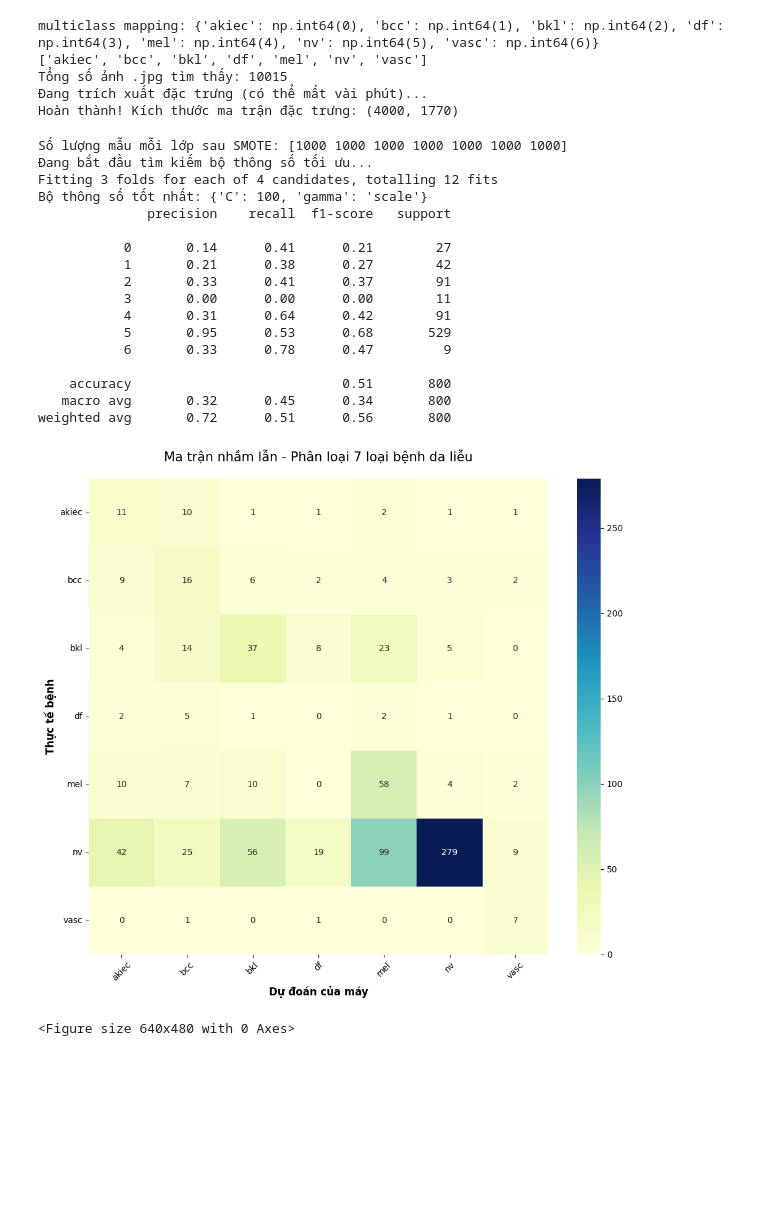
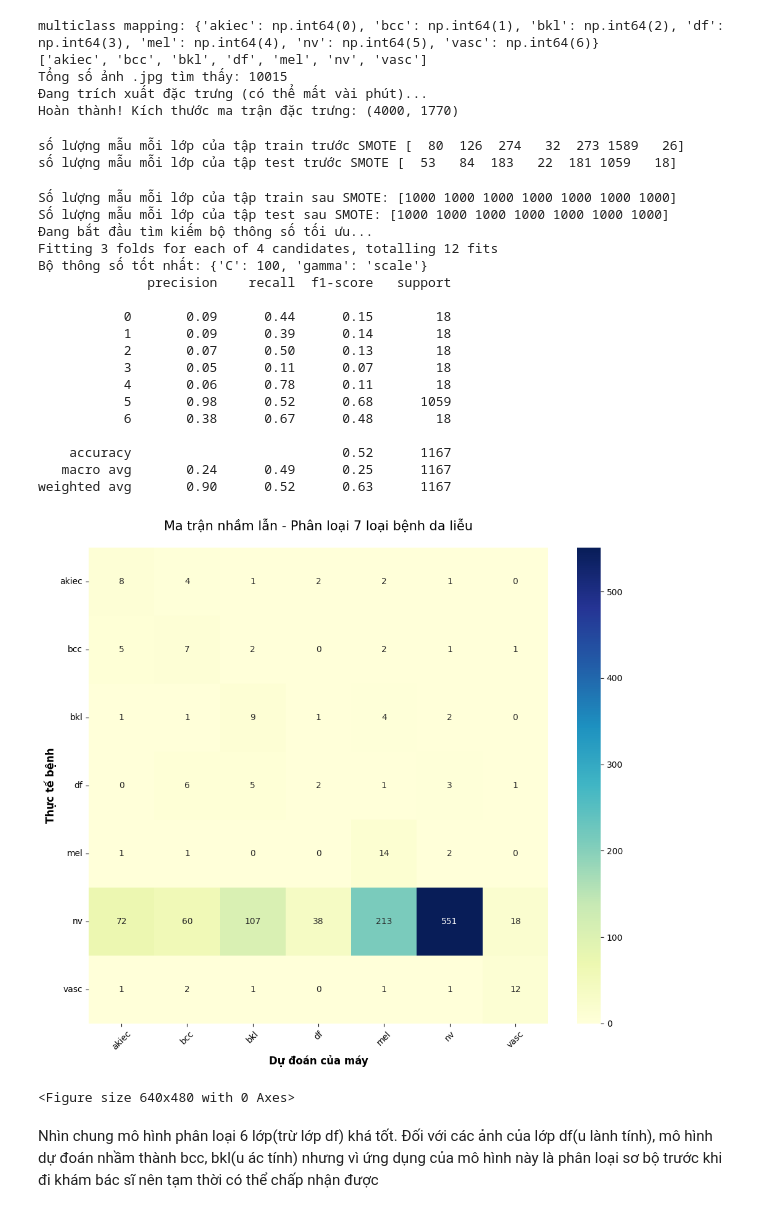
Before and after one commit to nam07famiVN/skin_cancer_image_classification, a Jupyter notebook: binary&multiclass_classification_SVM.ipynb, the cells around one changed output. Saved outputs shown, nothing was run; the diff lists cells and outputs as text; code cells hidden in the pictures; blank space fills up the shorter version.

```diff
--- a/binary&multiclass_classification_SVM.ipynb
+++ b/binary&multiclass_classification_SVM.ipynb
@@ -69,6 +63,6 @@ Downloading skin-cancer-mnist-ham10000.zip to /content/drive/.shortcut-targets-b
 # %%
-df = pd.read_csv('/content/drive/MyDrive/IT/CYBERSOFT_MachineDeeplearning/captone_project/kaggle_captone.json')
-base_dir = '/content/drive/MyDrive/IT/CYBERSOFT_MachineDeeplearning/captone_project'
+df = pd.read_csv('/content/drive/MyDrive/IT/CYBERSOFT_MachineDeeplearning/capstone_project/kaggle_capstone.json')
+base_dir = '/content/drive/MyDrive/IT/CYBERSOFT_MachineDeeplearning/capstone_project'
 csv_path = os.path.join(base_dir, 'data/HAM10000_metadata.csv')
 df = pd.read_csv(csv_path)
 
@@ -224,8 +196,8 @@ print(f"Đã lưu mô hình tại: {model_filename}")
 MULTICLASS CLASSIFICATION: hoàn thiện nốt
 # %%
 from sklearn.preprocessing import LabelEncoder
-df2 = pd.read_csv('/content/drive/MyDrive/IT/CYBERSOFT_MachineDeeplearning/captone_project/kaggle_captone.json')
-base_dir = '/content/drive/MyDrive/IT/CYBERSOFT_MachineDeeplearning/captone_project'
+df2 = pd.read_csv('/content/drive/MyDrive/IT/CYBERSOFT_MachineDeeplearning/capstone_project/kaggle_capstone.json')
+base_dir = '/content/drive/MyDrive/IT/CYBERSOFT_MachineDeeplearning/capstone_project'
 csv_path = os.path.join(base_dir, 'data/HAM10000_metadata.csv')
 df2 = pd.read_csv(csv_path)
 #gán nhãn
@@ -263,7 +235,7 @@ def extract_features_combined(image_path):
 X = []
 y = []
 print("Đang trích xuất đặc trưng (có thể mất vài phút)...")
-# Lấy mẫu 2000 ảnh để chạy thử cho nhanh, nếu máy mạnh bạn có thể lấy hết
+# Lấy mẫu 4000 ảnh để chạy cho nhanh
 df2_sample = df2.sample(4000, random_state=42)
 for idx, row in df2_sample.iterrows():
     img_id = row['image_id']
@@ -281,18 +253,29 @@ multiclass mapping: {'akiec': np.int64(0), 'bcc': np.int64(1), 'bkl': np.int64(2
 Tổng số ảnh .jpg tìm thấy: 10015
 Đang trích xuất đặc trưng (có thể mất vài phút)...
 Hoàn thành! Kích thước ma trận đặc trưng: (4000, 1770)
+# %%
+X_train, X_test, y_train, y_test = train_test_split(X, y, test_size = 0.4, stratify = y, random_state = 42)
+print('số lượng mẫu mỗi lớp của tập train trước SMOTE', np.bincount(y_train))
+print('số lượng mẫu mỗi lớp của tập test trước SMOTE', np.bincount(y_test))
+# %% [output]
+số lượng mẫu mỗi lớp của tập train trước SMOTE [  80  126  274   32  273 1589   26]
+số lượng mẫu mỗi lớp của tập test trước SMOTE [  53   84  183   22  181 1059   18]
 # %%
-X_train, X_test, y_train, y_test = train_test_split(X, y, test_size = 0.2, stratify = y, random_state = 42)
 #balance image dataset for 7 classes
-strategy = {0: 1000, 1: 1000, 2: 1000, 3: 1000, 4: 1000, 6: 1000}
+strategy_train = {0: 1000, 1: 1000, 2: 1000, 3: 1000, 4: 1000, 6: 1000}
 # 1. Tăng các lớp ít dữ liệu lên 1000
-over = SMOTE(sampling_strategy=strategy, random_state=42)
+over = SMOTE(sampling_strategy=strategy_train, random_state=42)
 # 2. Giảm lớp đa số (lớp 5) xuống 1000
 under = RandomUnderSampler(sampling_strategy={5: 1000}, random_state=42)
 # 3. Kết hợp quy trình
 X_train_res, y_train_res = over.fit_resample(X_train, y_train)
 X_train_res, y_train_res = under.fit_resample(X_train_res, y_train_res)
-print("Số lượng mẫu mỗi lớp sau SMOTE:", np.bincount(y_train_res))
+#undersample data test để có tỉ lệ dữ liệu các class là giống với data train-->model phân loại tốt hơn
+strategy_test = {0: 18, 1: 18, 2: 18, 3: 18, 4: 18, 6: 18} #đưa số dữ liệu ảnh của 7 classes = số dữ liệu ảnh của class ít nhất
+under2 = RandomUnderSampler(sampling_strategy=strategy_test, random_state=42)
+X_test_res, y_test_res = under2.fit_resample(X_test, y_test)
+print("Số lượng mẫu mỗi lớp của tập train sau SMOTE:", np.bincount(y_train_res))
+print("Số lượng mẫu mỗi lớp của tập test sau SMOTE:", np.bincount(y_test_res))
 # Định nghĩa các giá trị cần thử nghiệm
 param_grid = {
     'C': [0.1, 1, 10, 100],
@@ -306,46 +289,49 @@ print("Đang bắt đầu tìm kiếm bộ thông số tối ưu...")
 grid.fit(X_train_res, y_train_res)
 print(f"Bộ thông số tốt nhất: {grid.best_params_}")
 # Dự đoán trên tập test bằng model tốt nhất
-grid_predictions = grid.predict(X_test)
+grid_predictions = grid.predict(X_test_res)
 # In báo cáo chi tiết
-print(classification_report(y_test, grid_predictions))
+print(classification_report(y_test_res, grid_predictions))
 # %% [output]
-Số lượng mẫu mỗi lớp sau SMOTE: [1000 1000 1000 1000 1000 1000 1000]
+Số lượng mẫu mỗi lớp của tập train sau SMOTE: [1000 1000 1000 1000 1000 1000 1000]
+Số lượng mẫu mỗi lớp của tập test sau SMOTE: [1000 1000 1000 1000 1000 1000 1000]
 Đang bắt đầu tìm kiếm bộ thông số tối ưu...
 Fitting 3 folds for each of 4 candidates, totalling 12 fits
 Bộ thông số tốt nhất: {'C': 100, 'gamma': 'scale'}
               precision    recall  f1-score   support
 
-           0       0.14      0.41      0.21        27
-           1       0.21      0.38      0.27        42
-           2       0.33      0.41      0.37        91
-           3       0.00      0.00      0.00        11
-           4       0.31      0.64      0.42        91
-           5       0.95      0.53      0.68       529
-           6       0.33      0.78      0.47         9
+           0       0.09      0.44      0.15        18
+           1       0.09      0.39      0.14        18
+           2       0.07      0.50      0.13        18
+           3       0.05      0.11      0.07        18
+           4       0.06      0.78      0.11        18
+           5       0.98      0.52      0.68      1059
+           6       0.38      0.67      0.48        18
 
-    accuracy                           0.51       800
-   macro avg       0.32      0.45      0.34       800
-weighted avg       0.72      0.51      0.56       800
+    accuracy                           0.52      1167
+   macro avg       0.24      0.49      0.25      1167
+weighted avg       0.90      0.52      0.63      1167
 # %%
 classes_list = list(mapping.keys())
 #hàm vẽ heatmap của confusion matrix
 def plot_multiclass_confusion_matrix(y_true, y_pred, labels):
     cm = confusion_matrix(y_true, y_pred)
     plt.figure(figsize=(12, 10))
     sns.heatmap(cm, annot=True, fmt='d', cmap='YlGnBu',
                 xticklabels=labels,
                 yticklabels=labels)
     plt.xlabel('Dự đoán của máy', fontsize=12, fontweight='bold')
     plt.ylabel('Thực tế bệnh', fontsize=12, fontweight='bold')
     plt.title('Ma trận nhầm lẫn - Phân loại 7 loại bệnh da liễu', fontsize=15, pad=20)
     plt.xticks(rotation=45)
     plt.yticks(rotation=0)
     plt.show()
-    plt.savefig('/content/drive/MyDrive/IT/CYBERSOFT_MachineDeeplearning/captone_project/MultiClass_confusion_matrix.png')
-plot_multiclass_confusion_matrix(y_test, grid_predictions, classes_list)
+    plt.savefig('/content/drive/MyDrive/IT/CYBERSOFT_MachineDeeplearning/capstone_project/MultiClass_confusion_matrix.png')
+plot_multiclass_confusion_matrix(y_test_res, grid_predictions, classes_list)
 # %% [output]
-[figure, old version]
+[figure, new version]
 <Figure size 640x480 with 0 Axes>
+# %% [markdown]
+Nhìn chung mô hình phân loại 6 lớp(trừ lớp df) khá tốt. Đối với các ảnh của lớp df(u lành tính), mô hình dự đoán nhầm thành bcc, bkl(u ác tính) nhưng vì ứng dụng của mô hình này là phân loại sơ bộ trước khi đi khám bác sĩ nên tạm thời có thể chấp nhận được
 # %%
 #lưu model tốt nhất
```
Also changed, not shown: parts of 14 cells of this notebook.
